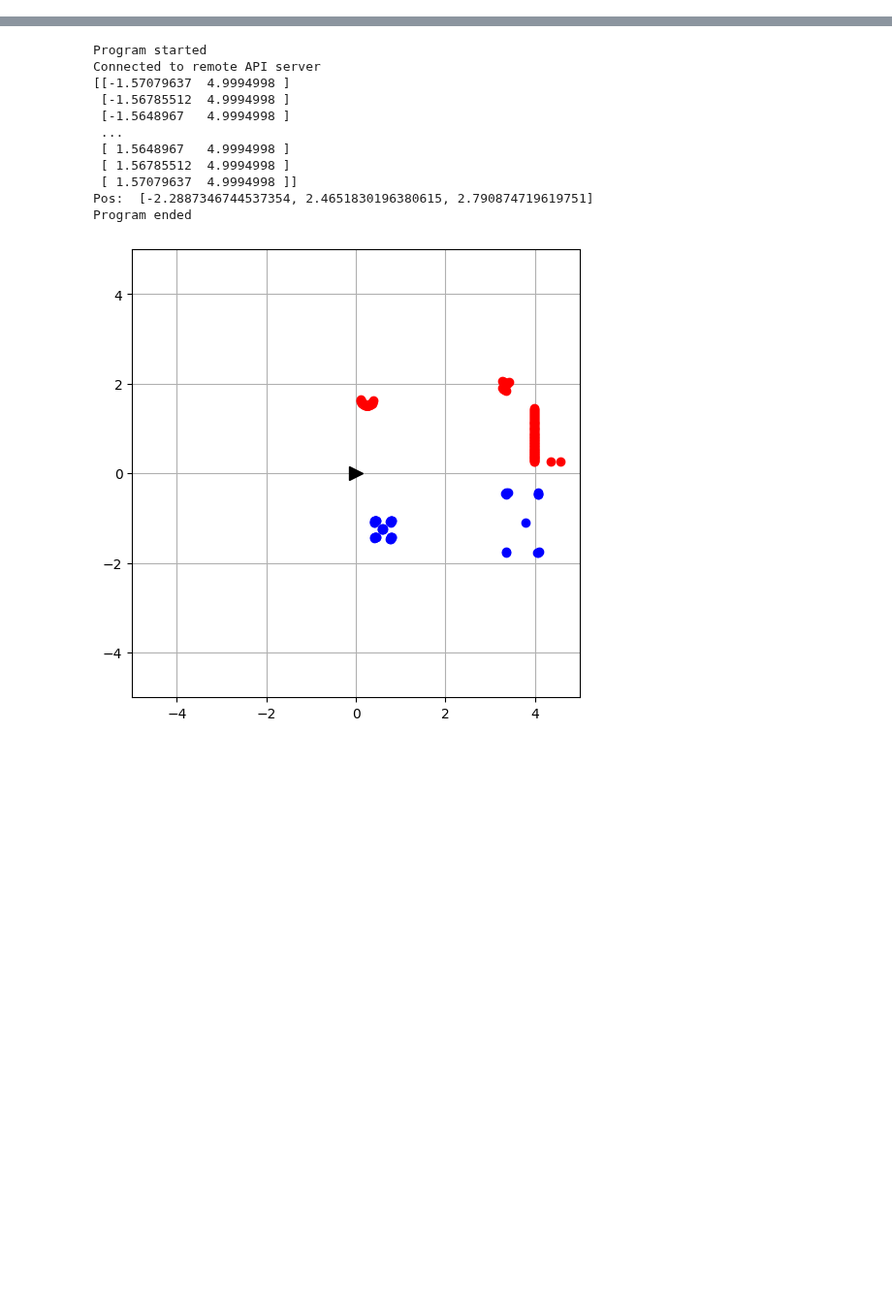
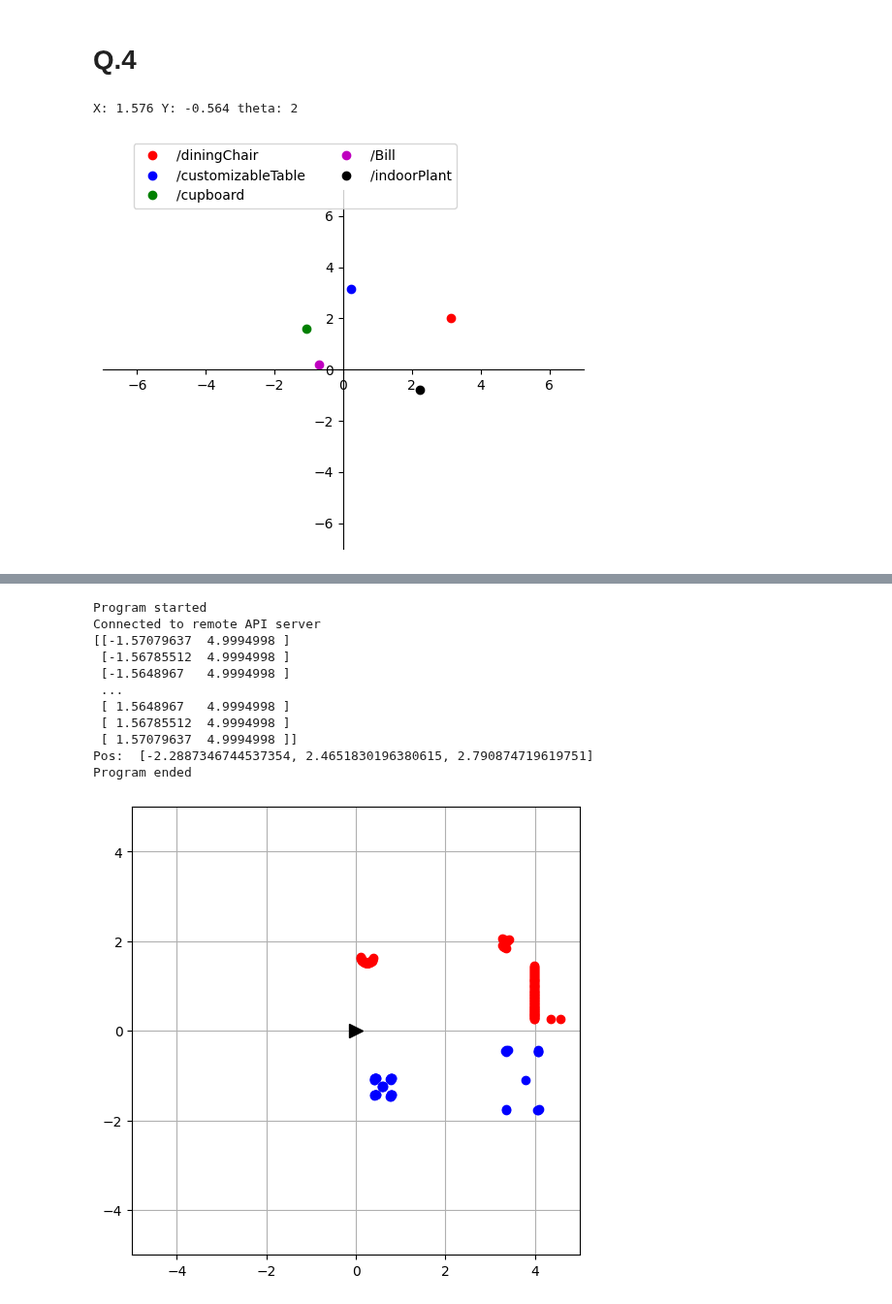
Before and after one commit to EnnesJp/robotica-movel-tp1, a Jupyter notebook: robotica-movel-tp1.ipynb, the cells around one changed output, grey strips where cells are left out. Shown at 97% size. Saved outputs shown, nothing was run; the diff lists cells and outputs as text; code cells hidden in the pictures; blank space fills up the shorter version.

```diff
--- a/robotica-movel-tp1.ipynb
+++ b/robotica-movel-tp1.ipynb
@@ -13,0 +160,19 @@ import time
+# %% [markdown]
+# Q.4
+# %%
+robot = sim.getObject(robotName)
+
+x = 1.576
+y = -.564
+theta = 2
+
+sim.setObjectPosition(robot, [x, y, 0.13879307])
+sim.setObjectOrientation(robot, [.0, .0, theta])
+
+print('X:', x, 'Y:', y, 'theta:', theta)
+
+robotRef = calculateReferances(robotName, otherObjects)
+plot2DView([otherObject[1] for otherObject in robotRef], [otherObject[0] for otherObject in robotRef])
+# %% [output]
+X: 1.576 Y: -0.564 theta: 2
+[figure, added]
```
Also changed, not shown: parts of 19 cells of this notebook.
